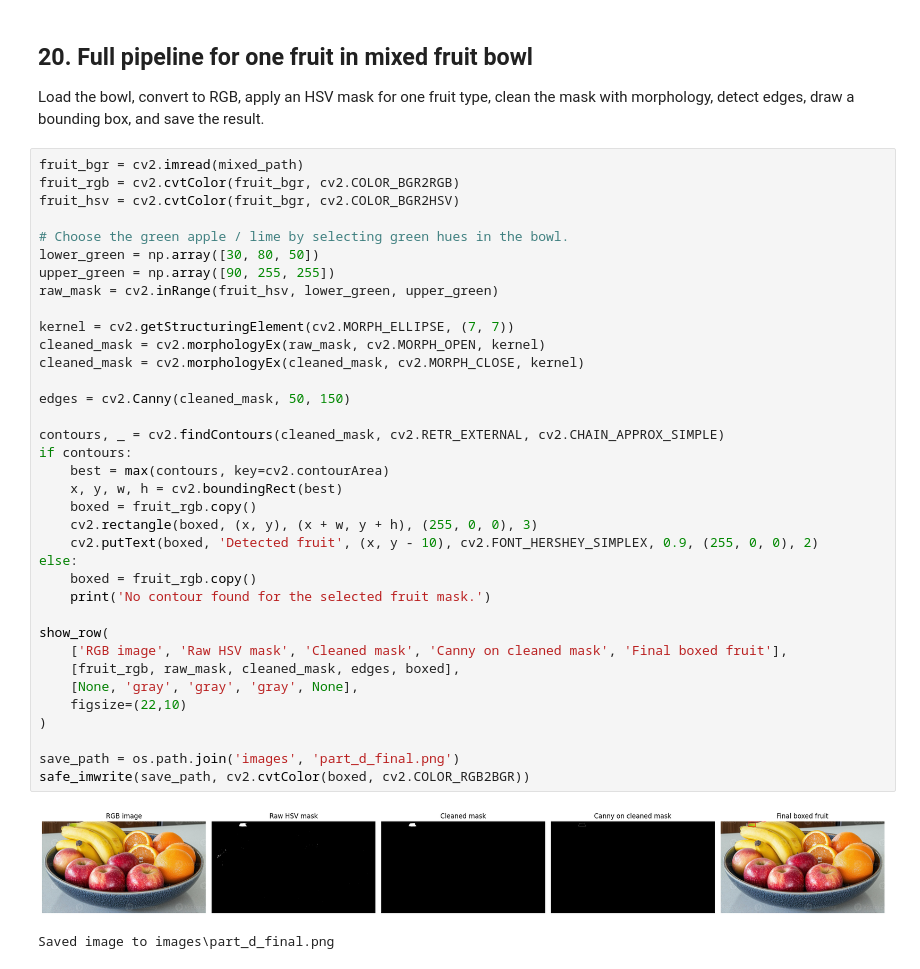
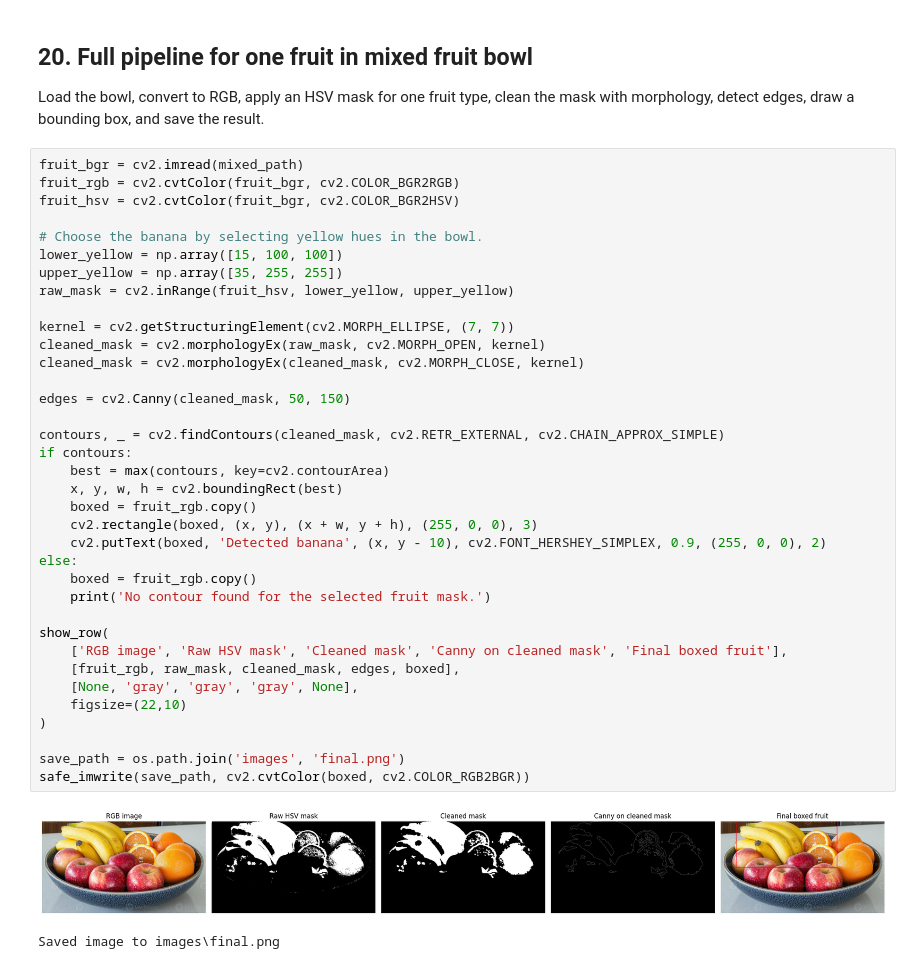
Before and after one commit to binishshha/Computer-Vision, a Jupyter notebook: Image Processing/shapeFeatureDetection.ipynb, the cells around one changed output. Saved outputs shown, nothing was run; the diff lists cells and outputs as text.

Commit message:
changed fruit of my choice to banana

```diff
--- a/Image Processing/shapeFeatureDetection.ipynb
+++ b/Image Processing/shapeFeatureDetection.ipynb
@@ -247,38 +247,38 @@ Load the bowl, convert to RGB, apply an HSV mask for one fruit type, clean the m
 fruit_bgr = cv2.imread(mixed_path)
 fruit_rgb = cv2.cvtColor(fruit_bgr, cv2.COLOR_BGR2RGB)
 fruit_hsv = cv2.cvtColor(fruit_bgr, cv2.COLOR_BGR2HSV)
 
-# Choose the green apple / lime by selecting green hues in the bowl.
-lower_green = np.array([30, 80, 50])
-upper_green = np.array([90, 255, 255])
-raw_mask = cv2.inRange(fruit_hsv, lower_green, upper_green)
+# Choose the banana by selecting yellow hues in the bowl.
+lower_yellow = np.array([15, 100, 100])
+upper_yellow = np.array([35, 255, 255])
+raw_mask = cv2.inRange(fruit_hsv, lower_yellow, upper_yellow)
 
 kernel = cv2.getStructuringElement(cv2.MORPH_ELLIPSE, (7, 7))
 cleaned_mask = cv2.morphologyEx(raw_mask, cv2.MORPH_OPEN, kernel)
 cleaned_mask = cv2.morphologyEx(cleaned_mask, cv2.MORPH_CLOSE, kernel)
 
 edges = cv2.Canny(cleaned_mask, 50, 150)
 
 contours, _ = cv2.findContours(cleaned_mask, cv2.RETR_EXTERNAL, cv2.CHAIN_APPROX_SIMPLE)
 if contours:
     best = max(contours, key=cv2.contourArea)
     x, y, w, h = cv2.boundingRect(best)
     boxed = fruit_rgb.copy()
     cv2.rectangle(boxed, (x, y), (x + w, y + h), (255, 0, 0), 3)
-    cv2.putText(boxed, 'Detected fruit', (x, y - 10), cv2.FONT_HERSHEY_SIMPLEX, 0.9, (255, 0, 0), 2)
+    cv2.putText(boxed, 'Detected banana', (x, y - 10), cv2.FONT_HERSHEY_SIMPLEX, 0.9, (255, 0, 0), 2)
 else:
     boxed = fruit_rgb.copy()
     print('No contour found for the selected fruit mask.')
 
 show_row(
     ['RGB image', 'Raw HSV mask', 'Cleaned mask', 'Canny on cleaned mask', 'Final boxed fruit'],
     [fruit_rgb, raw_mask, cleaned_mask, edges, boxed],
     [None, 'gray', 'gray', 'gray', None],
     figsize=(22,10)
 )
 
-save_path = os.path.join('images', 'part_d_final.png')
+save_path = os.path.join('images', 'final.png')
 safe_imwrite(save_path, cv2.cvtColor(boxed, cv2.COLOR_RGB2BGR))
 # %% [output]
-[figure, old version]
+[figure, new version]
-Saved image to images\part_d_final.png
+Saved image to images\final.png
```
Also changed, not shown: 1 other file.
